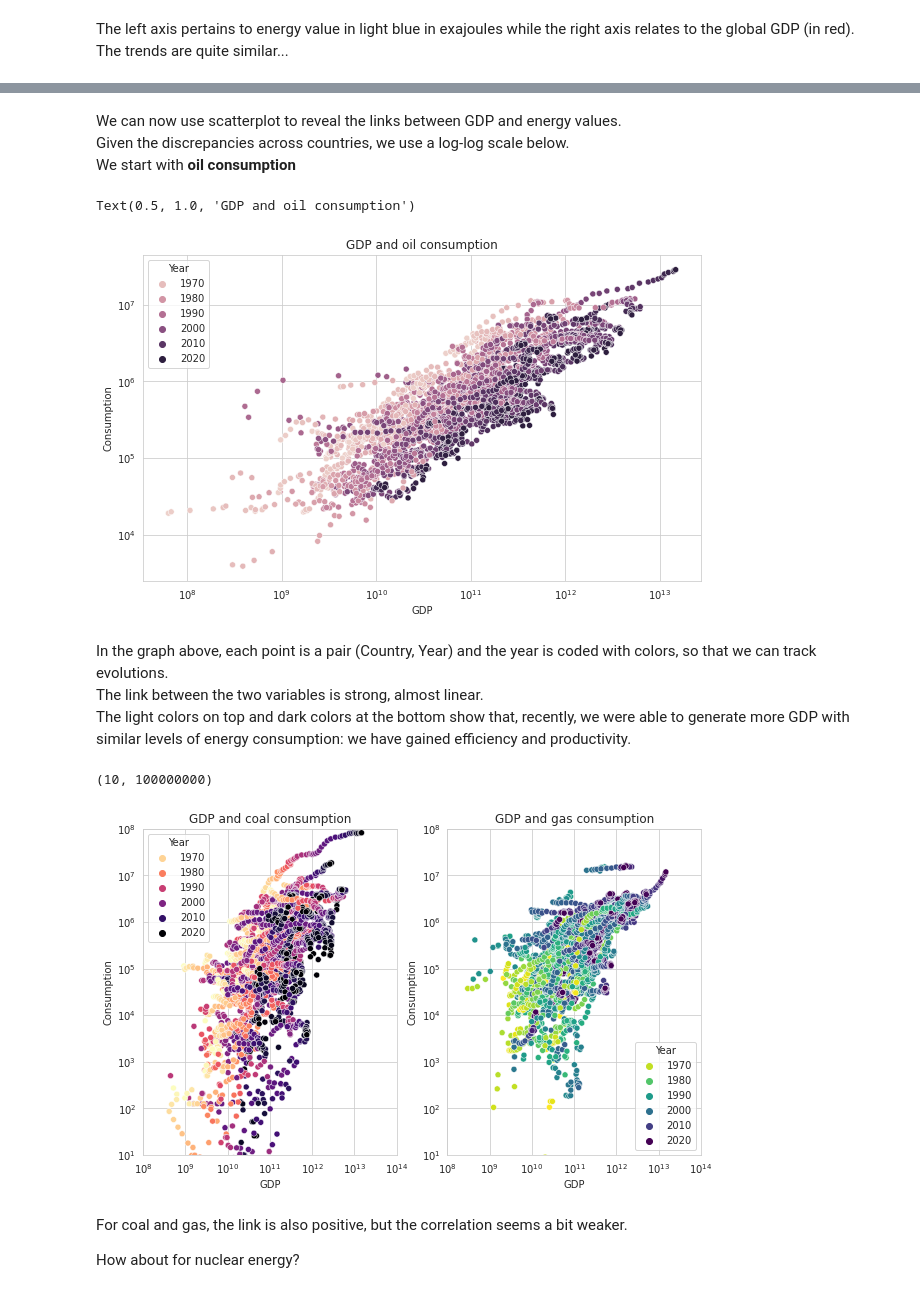
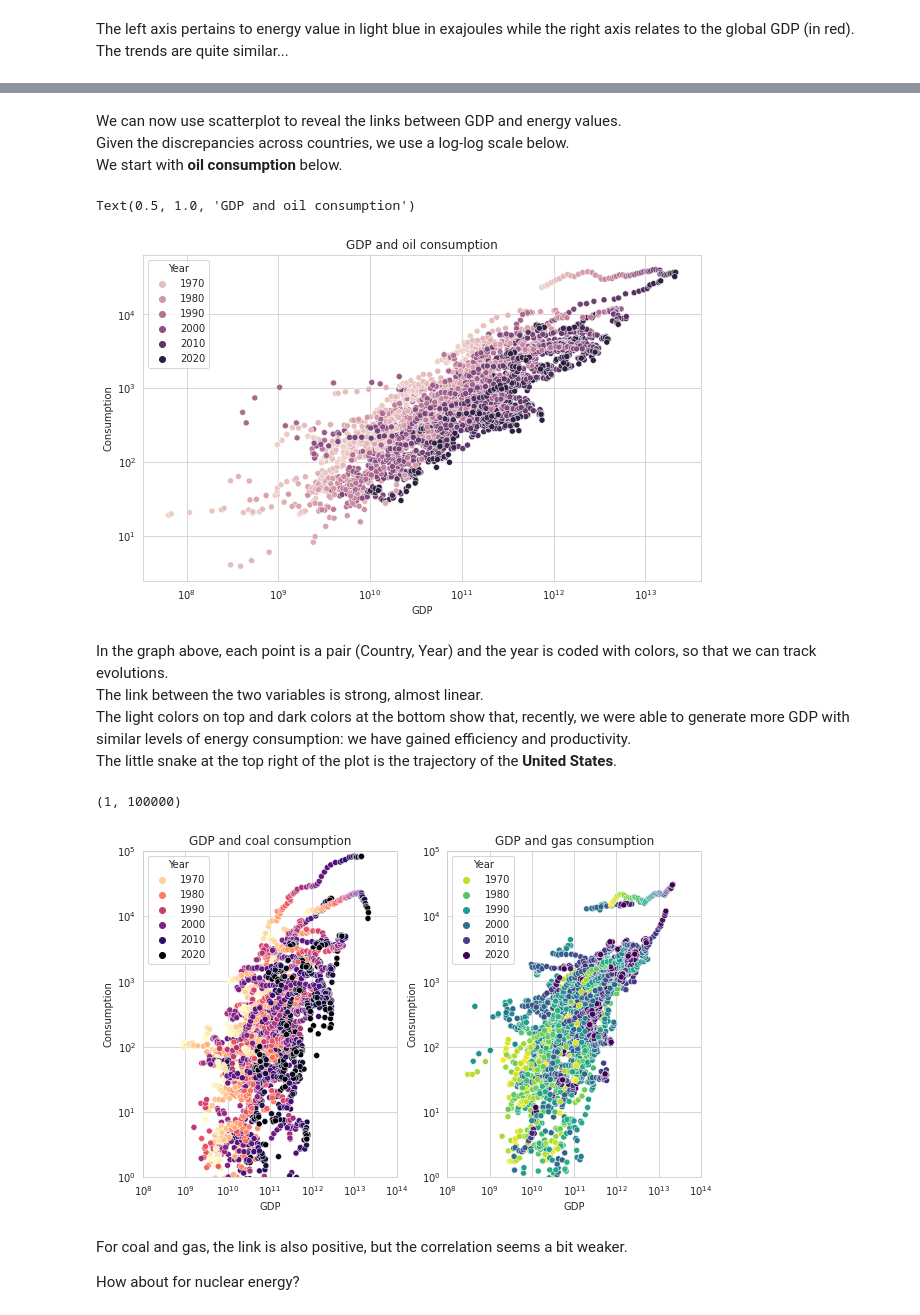
Before and after one commit to shokru/carbon_emissions, a Jupyter notebook: energy_gdp.ipynb, the cells around one changed output, grey strips where cells are left out. Saved outputs shown, nothing was run; the diff lists cells and outputs as text; code cells hidden in the pictures.

```diff
--- a/energy_gdp.ipynb
+++ b/energy_gdp.ipynb
@@ -88,6 +79,6 @@ For obvious **consistency** reasons, we need to put all joule type units at the
 # %%
 data_energy_sources['Scale'] = data_energy_sources['Var'].transform(lambda x: 1000 if x.endswith('ej') else 1) # Scale column
 data_energy_sources['Value'] = data_energy_sources['Value'] * data_energy_sources['Scale']                     # Adjusted value
-data_energy_sources = data_energy_sources.loc[:, ['Country', 'Year', 'Var', 'Value']]                          # Keeping 4 columns
+data_energy_sources = data_energy_sources.loc[:, ['Country', 'Year', 'Region', 'Var', 'Value']]                # Keeping 5 columns
 data_energy_sources
 # %% [output]
@@ -273,4 +280,5 @@ To do so, we will need to merge the two sources of data.
 # %%
-data_merged = pd.merge(data_energy_sources,data_gdp, on = ['Year', 'Country'])
+data_merged = pd.merge(data_energy_sources.replace("US", "United States"),
+                       data_gdp, on = ['Year', 'Country'])
 data_merged
 # %% [output]
@@ -290,7 +298,7 @@ data_merged
 # %% [markdown]
 We can now use scatterplot to reveal the links between GDP and energy values.
 Given the discrepancies across countries, we use a log-log scale below.
-We start with **oil consumption**
+We start with **oil consumption** below.
 # %%
 sns.scatterplot(data = data_merged.query('Var =="oilcons"'),
                 x = 'GDP',
@@ -301,39 +309,40 @@ plt.yscale('log')
 plt.title('GDP and oil consumption')
 # %% [output]
 Text(0.5, 1.0, 'GDP and oil consumption')
-[figure, old version]
+[figure, new version]
 # %% [markdown]
 In the graph above, each point is a pair (Country, Year) and the year is coded with colors, so that we can track evolutions.
 The link between the two variables is strong, almost linear.
 The light colors on top and dark colors at the bottom show that, recently, we were able to generate more GDP with similar levels of energy consumption: we have gained efficiency and productivity.
+The little snake at the top right of the plot is the trajectory of the **United States**.
 # %%
 fig, ax = plt.subplots(1, 2)
 sns.scatterplot(ax = ax[0],
                 data = data_merged.query('Var =="coalcons"'),
                 x = 'GDP',
                 y = 'Consumption',
                 hue = 'Year',
                 palette = 'magma_r')
 ax[0].set_xscale('log')
 ax[0].set_yscale('log')
 ax[0].set_title('GDP and coal consumption')
 ax[0].set_xlim(10**8,10**14)
-ax[0].set_ylim(10,10**8)
+ax[0].set_ylim(1,10**5)
 
 sns.scatterplot(ax = ax[1],
                 data = data_merged.query('Var =="gascons"'),
                 x = 'GDP',
                 y = 'Consumption',
                 hue = 'Year',
                 palette = 'viridis_r')
 ax[1].set_xscale('log')
 ax[1].set_yscale('log')
 ax[1].set_title('GDP and gas consumption')
 ax[1].set_xlim(10**8,10**14)
-ax[1].set_ylim(10,10**8)
+ax[1].set_ylim(1,10**5)
 # %% [output]
-(10, 100000000)
+(1, 100000)
-[figure, old version]
+[figure, new version]
 # %% [markdown]
 For coal and gas, the link is also positive, but the correlation seems a bit weaker.
 
```
Also changed, not shown: parts of 19 cells of this notebook.
